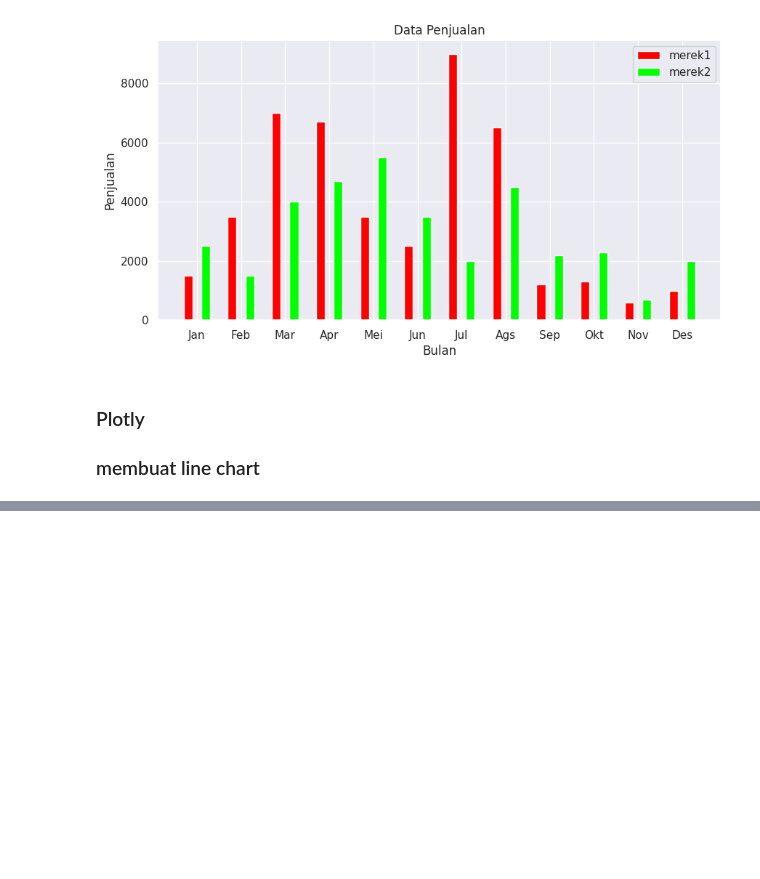
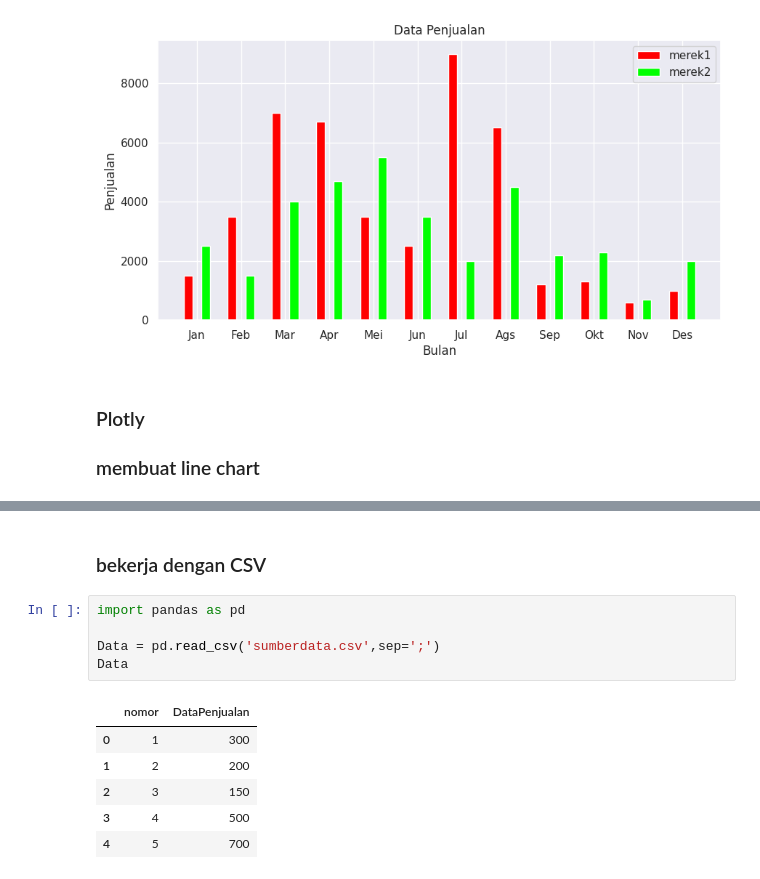
Before and after one commit to KevinCandra9999/colab-3, a Jupyter notebook: Visualisasi_data.ipynb, the cells around one changed output, grey strips where cells are left out. Saved outputs shown, nothing was run; the diff lists cells and outputs as text; blank space fills up the shorter version.

```diff
--- a/Visualisasi_data.ipynb
+++ b/Visualisasi_data.ipynb
@@ -291,3 +292,17 @@ chart = px.line(x=nomor, y=datapenjualan, title='Data Penjualan')
 chart.show()
 # %% [output]
 [interactive output not drawn]
+# %% [markdown]
+### bekerja dengan CSV
+# %%
+import pandas as pd
+
+Data = pd.read_csv('sumberdata.csv',sep=';')
+Data
+# %% [output]
+|  | nomor | DataPenjualan |
+| 0 | 1 | 300 |
+| 1 | 2 | 200 |
+| 2 | 3 | 150 |
+| 3 | 4 | 500 |
+| 4 | 5 | 700 |
```
Also changed, not shown: parts of 24 cells of this notebook.
